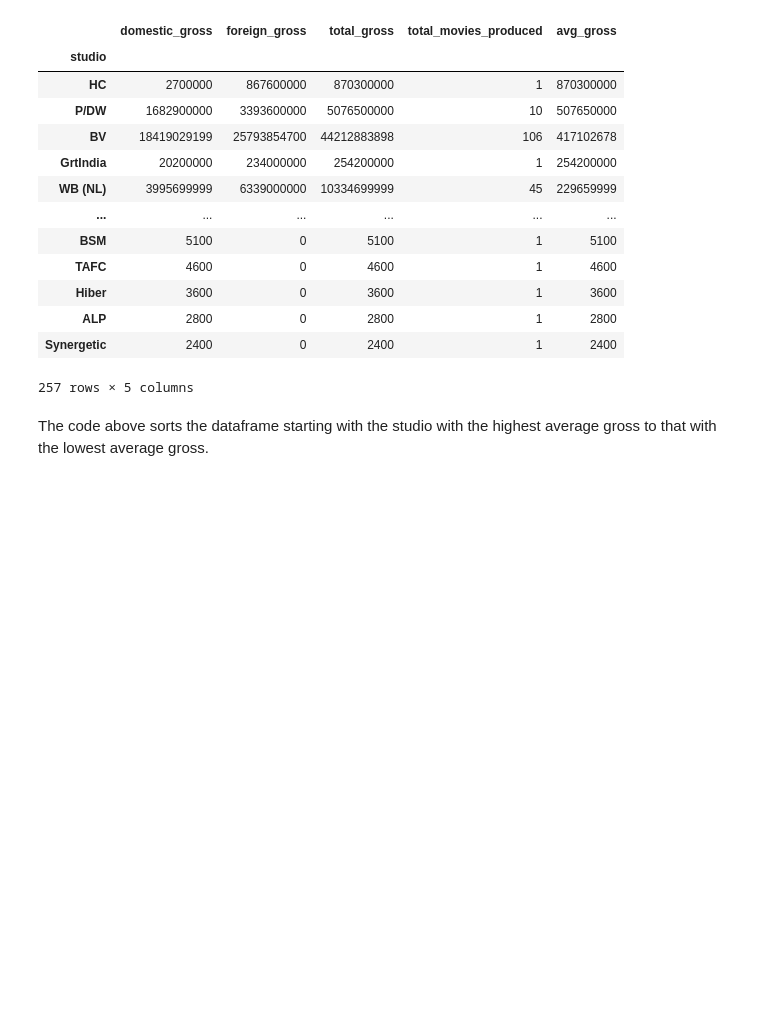
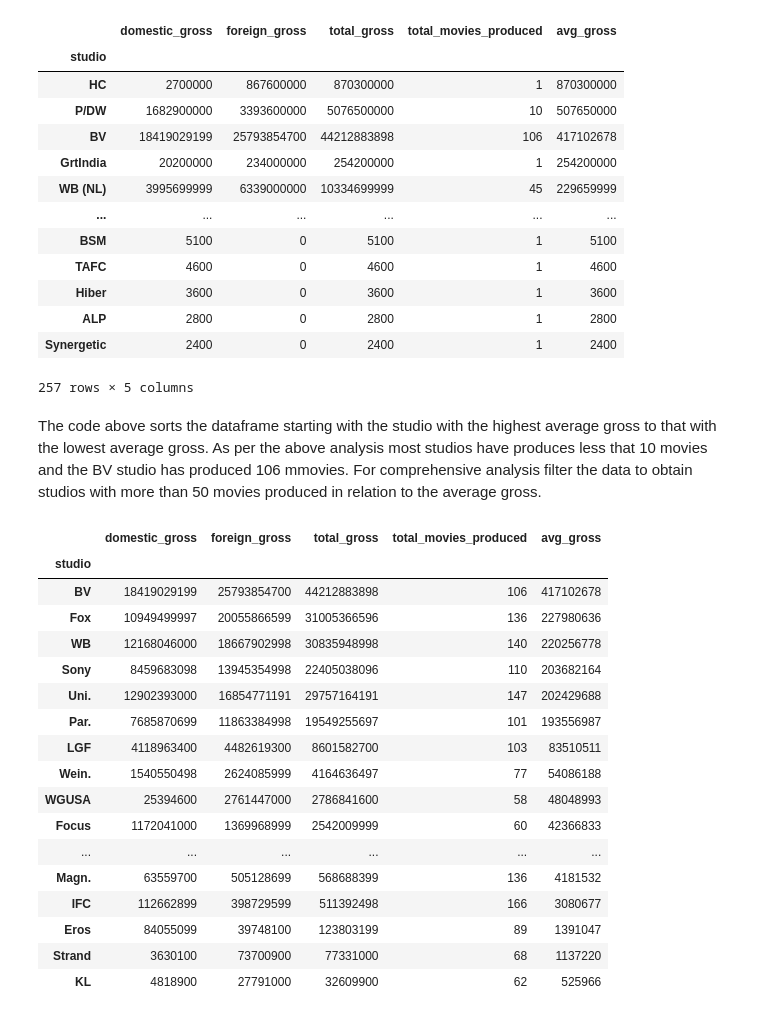
Before and after one commit to sophline/MICROSOFT-MOVIE-STUDIO-PROJECT, a Jupyter notebook: student.ipynb, the cells around one changed output. Saved outputs shown, nothing was run; the diff lists cells and outputs as text; code cells hidden in the pictures; blank space fills up the shorter version.

```diff
--- a/student.ipynb
+++ b/student.ipynb
@@ -266,3 +268,31 @@ joined.sort_values('avg_gross', ascending=False)
 257 rows × 5 columns
 # %% [markdown]
 The code above sorts the dataframe starting with the studio with the highest average gross to that with the lowest average gross.
+As per the above analysis most studios have produces less that 10 movies and the BV studio has produced 106 mmovies.
+For comprehensive analysis filter the data to obtain studios with more than 50 movies produced in relation to the average gross.
+# %%
+# Create another table showing only the studios that have released 50 or more movies
+joined2=joined.drop(joined[joined['total_movies_produced']<50].index)
+
+# Sort the new dataframe by avg_gross
+joined2=joined2.sort_values(by='avg_gross', ascending=False)
+joined2
+# %% [output]
+|  | domestic_gross | foreign_gross | total_gross | total_movies_produced | avg_gross |
+| studio |  |  |  |  |  |
+| BV | 18419029199 | 25793854700 | 44212883898 | 106 | 417102678 |
+| Fox | 10949499997 | 20055866599 | 31005366596 | 136 | 227980636 |
+| WB | 12168046000 | 18667902998 | 30835948998 | 140 | 220256778 |
+| Sony | 8459683098 | 13945354998 | 22405038096 | 110 | 203682164 |
+| Uni. | 12902393000 | 16854771191 | 29757164191 | 147 | 202429688 |
+| Par. | 7685870699 | 11863384998 | 19549255697 | 101 | 193556987 |
+| LGF | 4118963400 | 4482619300 | 8601582700 | 103 | 83510511 |
+| Wein. | 1540550498 | 2624085999 | 4164636497 | 77 | 54086188 |
+| WGUSA | 25394600 | 2761447000 | 2786841600 | 58 | 48048993 |
+| Focus | 1172041000 | 1369968999 | 2542009999 | 60 | 42366833 |
+| ... | ... | ... | ... | ... | ... |
+| Magn. | 63559700 | 505128699 | 568688399 | 136 | 4181532 |
+| IFC | 112662899 | 398729599 | 511392498 | 166 | 3080677 |
+| Eros | 84055099 | 39748100 | 123803199 | 89 | 1391047 |
+| Strand | 3630100 | 73700900 | 77331000 | 68 | 1137220 |
+| KL | 4818900 | 27791000 | 32609900 | 62 | 525966 |
```
Also changed, not shown: parts of 3 cells of this notebook.
